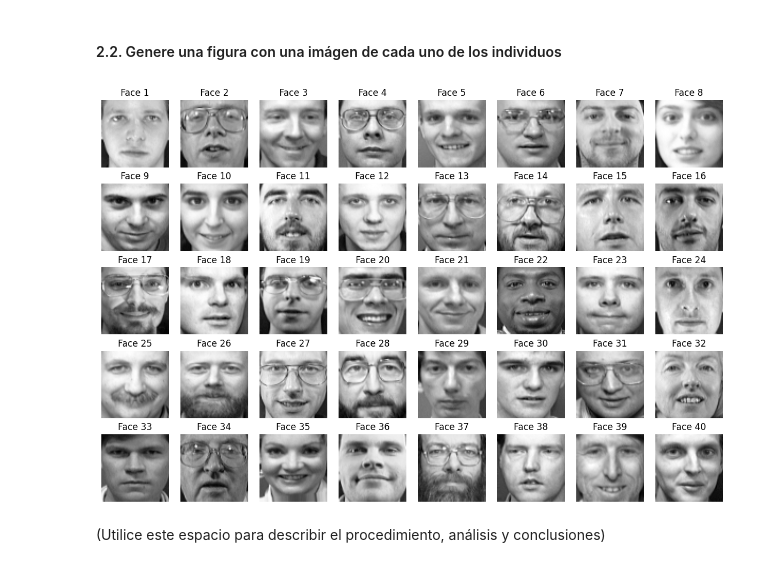
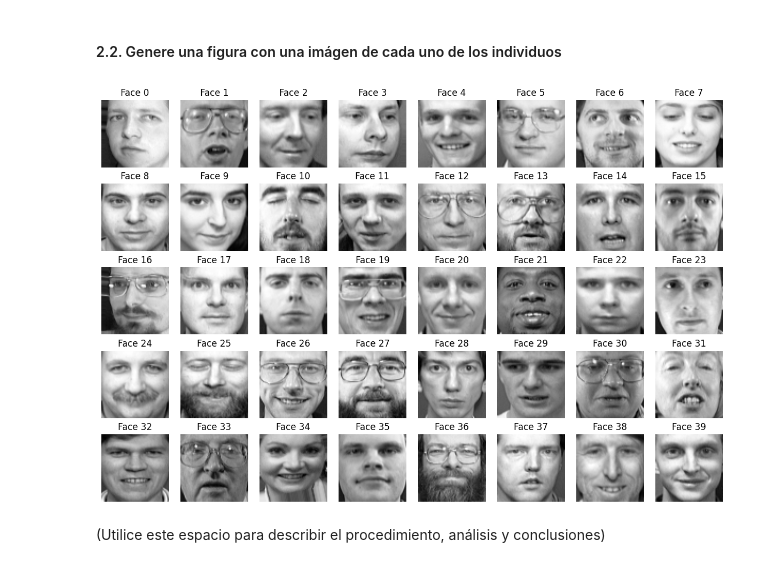
Before and after one commit to jetabaresj/MIAD_UL_2024, a Jupyter notebook: SEMANA 3/S3_LC_Taller_Kmeans_Kmedoids.ipynb, the cells around one changed output. Cells and saved outputs as stored; diff of their text form; code cells hidden in the pictures.

```diff
--- a/SEMANA 3/S3_LC_Taller_Kmeans_Kmedoids.ipynb
+++ b/SEMANA 3/S3_LC_Taller_Kmeans_Kmedoids.ipynb
@@ -74,16 +74,16 @@ plt.show()
 # %%
 fig, axes = plt.subplots(5, 8, figsize=(12, 8))
 
 for i, individual in enumerate(np.unique(targets)):
     ax = axes[i // 8, i % 8]
-    ax.imshow(images[targets == individual][0], cmap='gray')
-    ax.set_title(f'Face {individual + 1}')
+    ax.imshow(images[targets == individual][np.random.randint(0, 10)], cmap='gray')
+    ax.set_title(f'Face {individual}')
     ax.axis('off')
 
 plt.tight_layout()
 plt.show()
 # %% [output]
-[figure, old version]
+[figure, new version]
 # %% [markdown]
 (Utilice este espacio para describir el procedimiento, análisis y conclusiones)
 # %% [markdown]
```
Also changed, not shown: parts of 4 cells of this notebook.
